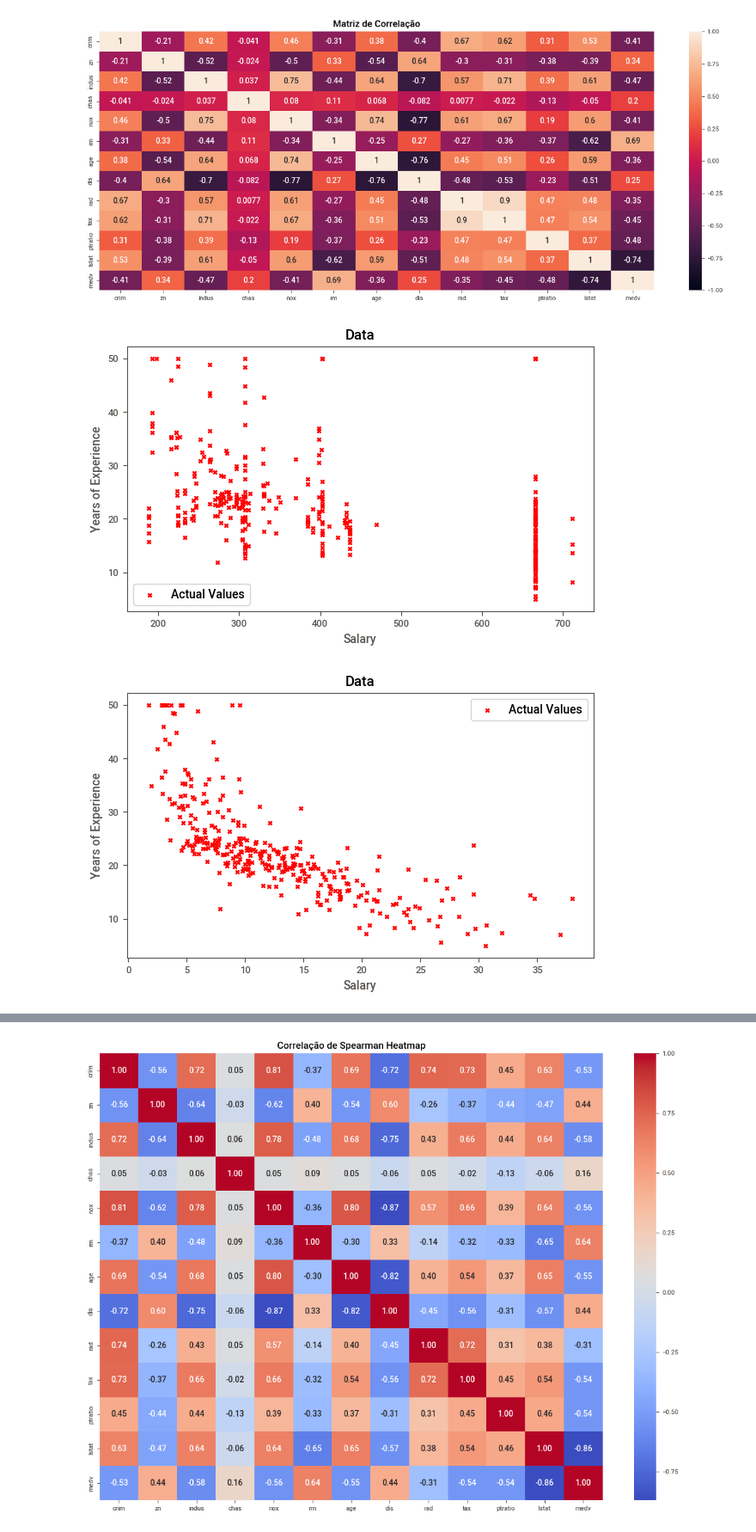
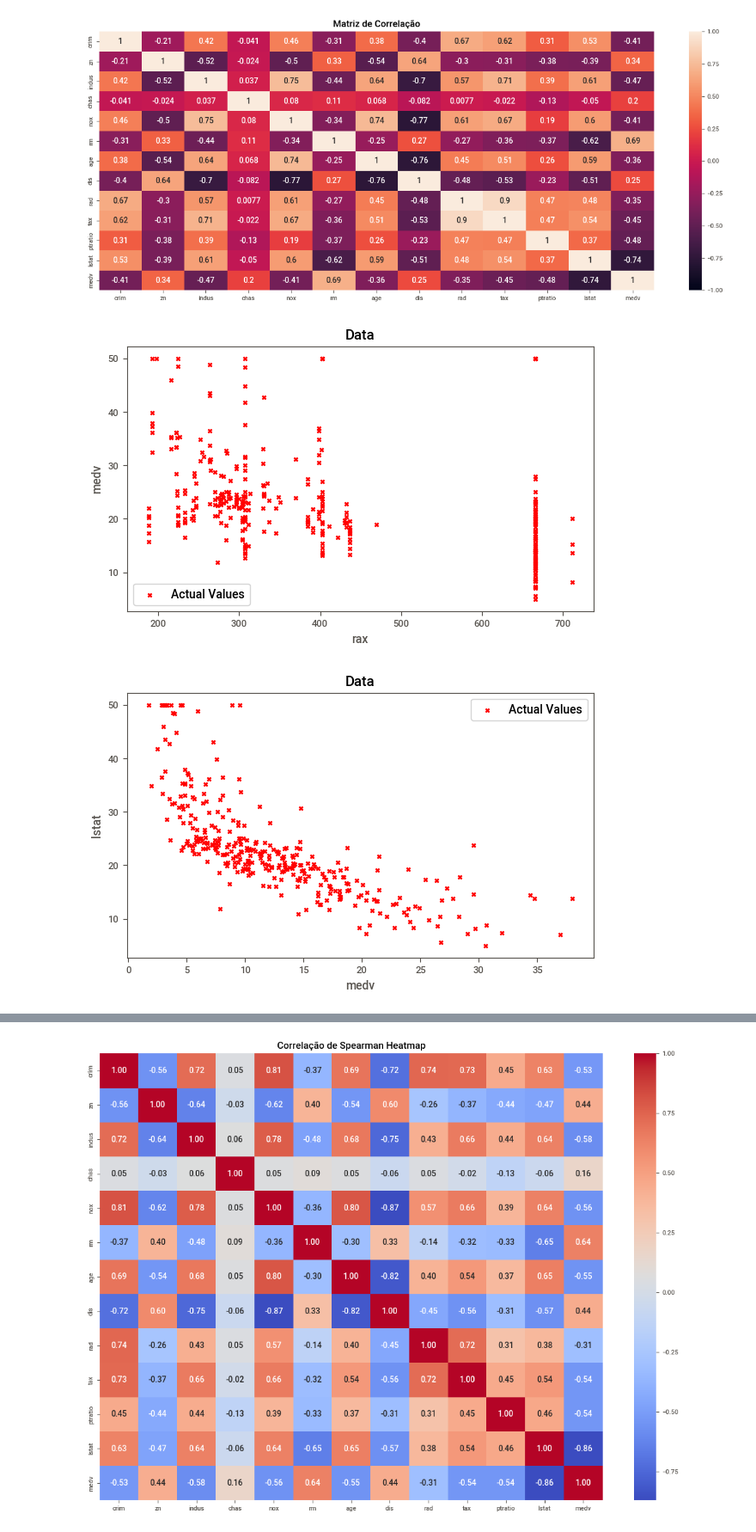
Before and after one commit to periclesbgf/The-Boston-Housing-Dataset, a Jupyter notebook: boston-housing-notebook.ipynb, the cells around one changed output, grey strips where cells are left out. Shown at 86% size. Saved outputs shown, nothing was run; the diff lists cells and outputs as text; code cells hidden in the pictures.

```diff
--- a/boston-housing-notebook.ipynb
+++ b/boston-housing-notebook.ipynb
@@ -197,22 +195,22 @@ plt.show()
 # %%
 x = np.array(df['tax'])
 y = np.array(df['medv'])
 
 plt.figure(figsize=(7, 4))
 
 # Plot the data points
 plt.scatter(x, y, marker='x', c='r',label='Actual Values')
 
 # Set the title
 plt.title("Data")
 # Set the y-axis label
-plt.ylabel('Years of Experience')
+plt.ylabel('medv')
 # Set the x-axis label
-plt.xlabel('Salary')
+plt.xlabel('rax')
 plt.legend()
 plt.show()
 # %% [output]
-[figure, old version]
+[figure, new version]
 # %%
 x = np.array(df['lstat'])
 y = np.array(df['medv'])
@@ -225,13 +223,13 @@ plt.scatter(x, y, marker='x', c='r',label='Actual Values')
 # Set the title
 plt.title("Data")
 # Set the y-axis label
-plt.ylabel('Years of Experience')
+plt.ylabel('lstat')
 # Set the x-axis label
-plt.xlabel('Salary')
+plt.xlabel('medv')
 plt.legend()
 plt.show()
 # %% [output]
-[figure, old version]
+[figure, new version]
 # %%
 x = np.array(df['rm'])
 y = np.array(df['medv'])
```
Also changed, not shown: parts of 45 cells of this notebook.
